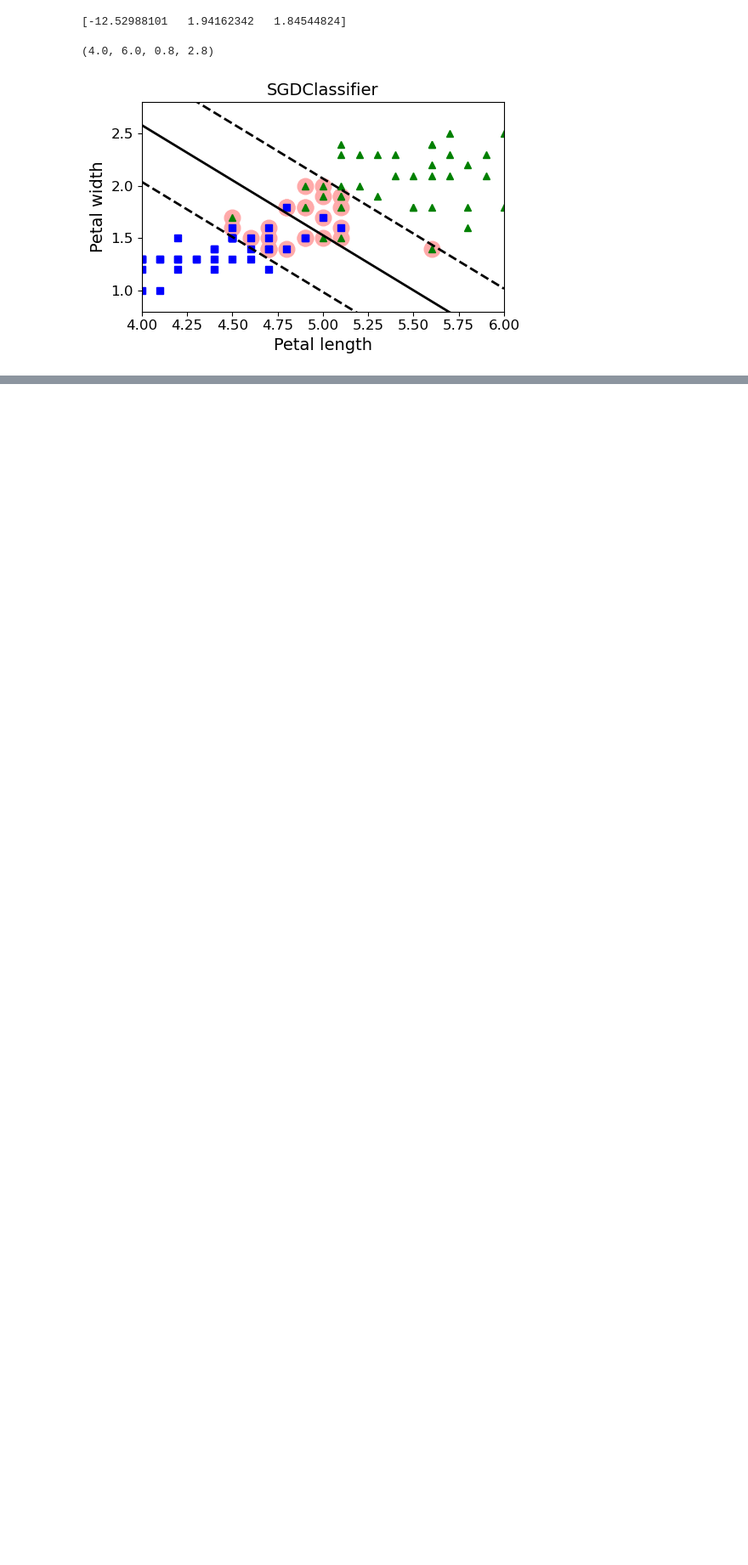
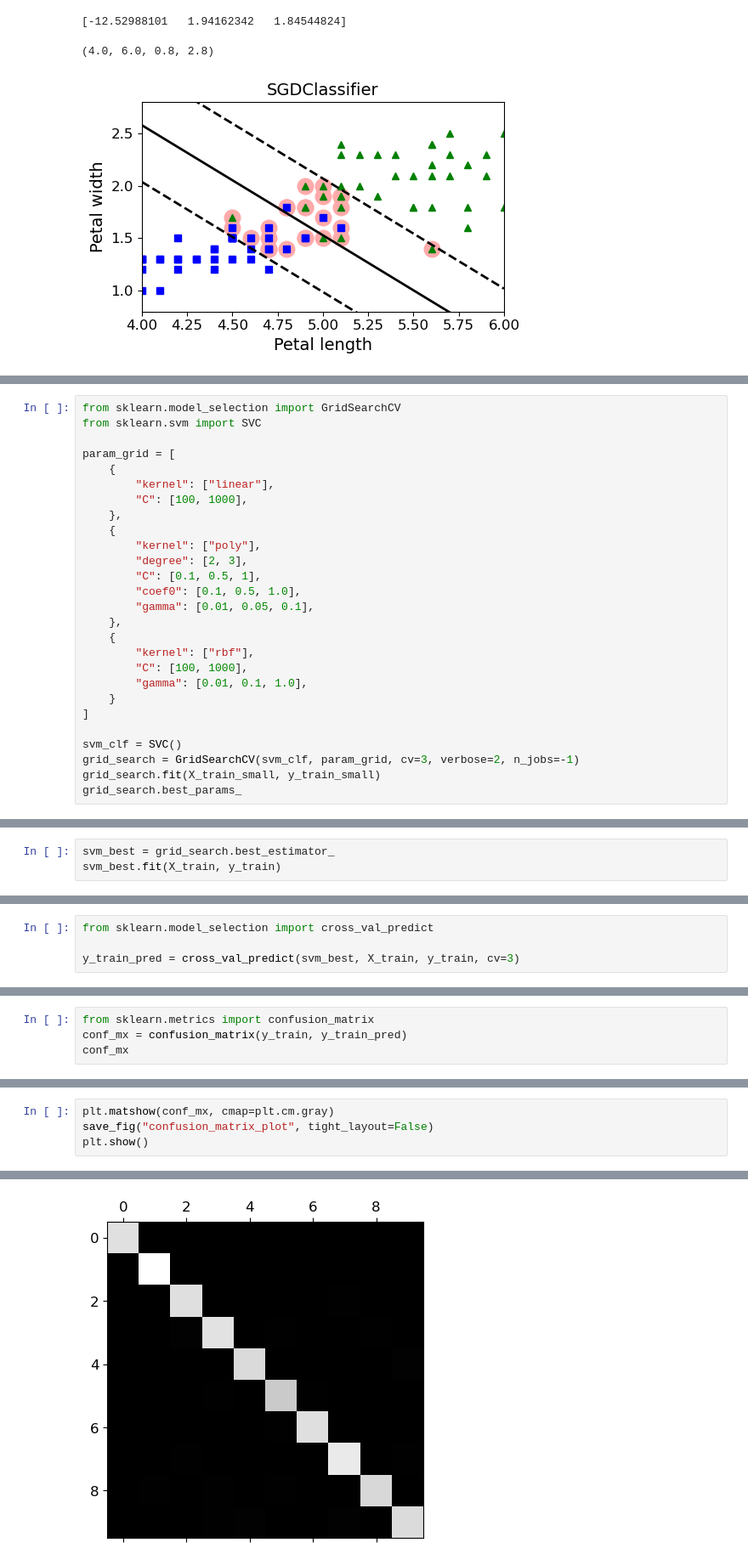
Before and after one commit to Axmus30/Group_1_labs_Ai_intro, a Jupyter notebook: Lab_5.ipynb, the cells around one changed output, grey strips where cells are left out. Shown at 85% size. Cells and saved outputs as stored; diff of their text form; blank space fills up the shorter version.

```diff
--- a/Lab_5.ipynb
+++ b/Lab_5.ipynb
@@ -1056,0 +1062,27 @@ grid_search.best_params_
+# %%
+from sklearn.model_selection import GridSearchCV
+from sklearn.svm import SVC
+
+param_grid = [
+    {
+        "kernel": ["linear"],
+        "C": [100, 1000],
+    },
+    {
+        "kernel": ["poly"],
+        "degree": [2, 3],
+        "C": [0.1, 0.5, 1],
+        "coef0": [0.1, 0.5, 1.0],
+        "gamma": [0.01, 0.05, 0.1],
+    },
+    {
+        "kernel": ["rbf"],
+        "C": [100, 1000],
+        "gamma": [0.01, 0.1, 1.0],
+    }
+]
+
+svm_clf = SVC()
+grid_search = GridSearchCV(svm_clf, param_grid, cv=3, verbose=2, n_jobs=-1)
+grid_search.fit(X_train_small, y_train_small)
+grid_search.best_params_
@@ -1060,0 +1112,3 @@ grid_search.best_score_
+# %%
+svm_best = grid_search.best_estimator_
+svm_best.fit(X_train, y_train)
@@ -1060,0 +1130,4 @@ grid_search.best_score_
+# %%
+from sklearn.model_selection import cross_val_predict
+
+y_train_pred = cross_val_predict(svm_best, X_train, y_train, cv=3)
@@ -1060,0 +1159,4 @@ grid_search.best_score_
+# %%
+from sklearn.metrics import confusion_matrix
+conf_mx = confusion_matrix(y_train, y_train_pred)
+conf_mx
@@ -1060,0 +1174,5 @@ grid_search.best_score_
+# %%
+plt.matshow(conf_mx, cmap=plt.cm.gray)
+save_fig("confusion_matrix_plot", tight_layout=False)
+plt.show()
+# %% [output]
@@ -1060,0 +1180 @@ grid_search.best_score_
+[figure, added]
```
Also changed, not shown: parts of 24 cells of this notebook, 1 other file.
